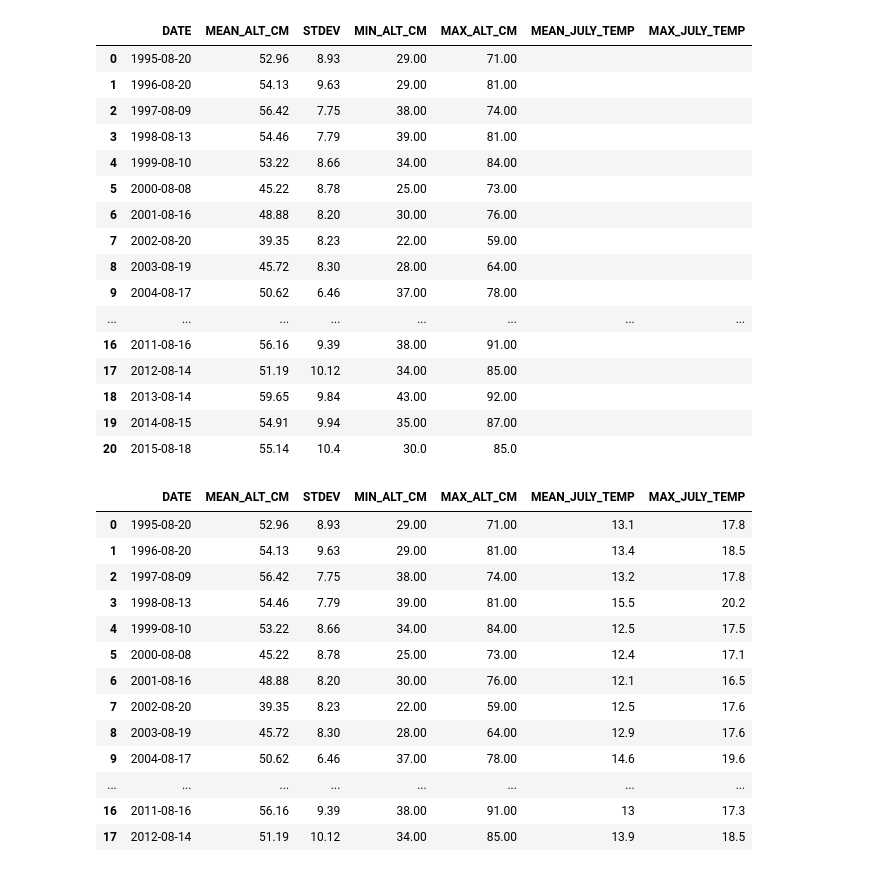
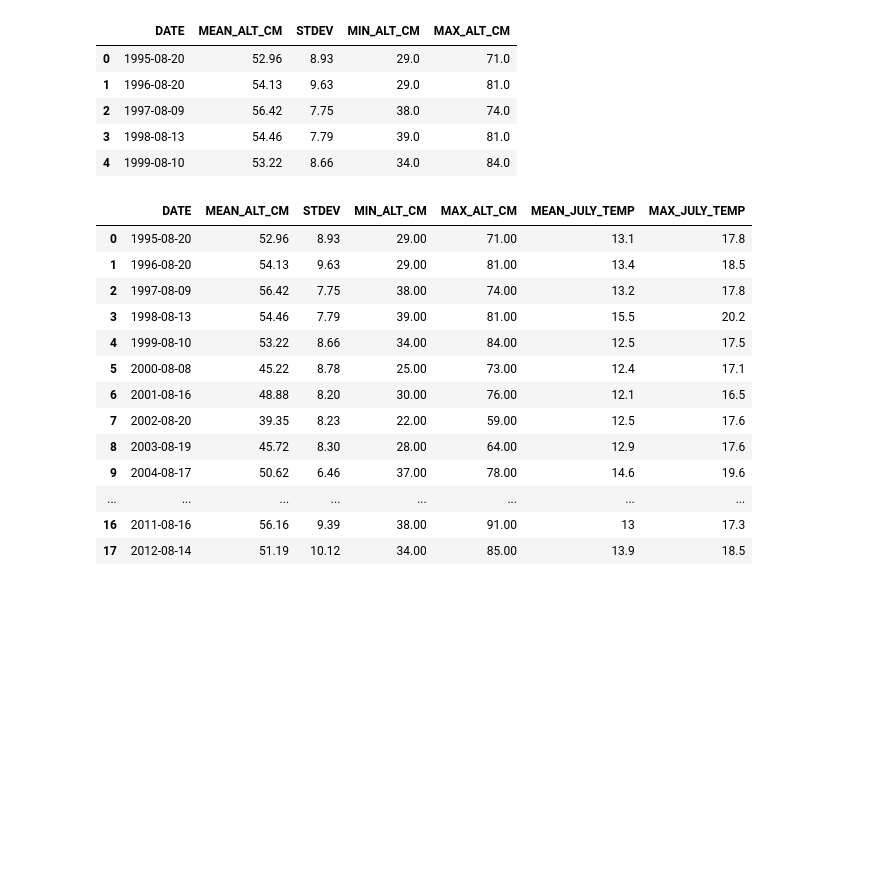
Before and after one commit to ua-snap/ardac-toolbox, a Jupyter notebook: notebooks/calm.ipynb, the cells around one changed output. Drawn from its saved outputs; the diff is of its cells as text; code cells hidden in the pictures; blank space fills up the shorter version.

```diff
--- a/notebooks/calm.ipynb
+++ b/notebooks/calm.ipynb
@@ -5,44 +5,17 @@ import matplotlib.pyplot as plt
 # %%
 #read in observed active layer thickness observations from CALM "Imnavait Creek WET" site (U11B)
 #see the repo metadata here: https://arcticdata.io/catalog/view/doi%3A10.18739%2FA2SF2MD3T
 #and here: https://www2.gwu.edu/~calm/data/north.htm
 #grid is located at 68.611, -149.3145
-data_URL = "https://arcticdata.io/metacat/d1/mn/v2/object/urn%3Auuid%3Ac18cb8a7-c9de-4126-8411-dcbcde63c09d"
-u11b = pd.read_csv(data_URL)
+#note, this data has been cleaned and reorganized into a tidy format for this analysis
+# the dataset covers years 1995-2015 and includes only the last ALT observation of each season (max thaw)
+#data_URL = "https://arcticdata.io/metacat/d1/mn/v2/object/urn%3Auuid%3Ac18cb8a7-c9de-4126-8411-dcbcde63c09d"
+u11b = pd.read_csv('./calm_u11b.csv')
+u11b.head()
+# %% [output]
+|  | DATE | MEAN_ALT_CM | STDEV | MIN_ALT_CM | MAX_ALT_CM |
+| 0 | 1995-08-20 | 52.96 | 8.93 | 29.0 | 71.0 |
+| 1 | 1996-08-20 | 54.13 | 9.63 | 29.0 | 81.0 |
+| 2 | 1997-08-09 | 56.42 | 7.75 | 38.0 | 74.0 |
+| 3 | 1998-08-13 | 54.46 | 7.79 | 39.0 | 81.0 |
+| 4 | 1999-08-10 | 53.22 | 8.66 | 34.0 | 84.0 |
-# %%
-#The data is not in a tidy format, but we know there are precalculated statistics for the entire grid starting at column 5, row 76
-#so lets just extract those table cells with the stats, and transpose the table to get dates in a column
-#then convert the date column to a datetime object, sort by date, and drop and NaN rows; this cleans up the table for our analysis
-u11b_t = u11b.iloc[75:79,4:].T.reset_index()
-u11b_t.columns = ["DATE", "MEAN_ALT_CM", "STDEV", "MIN_ALT_CM", "MAX_ALT_CM"]
-alt_data = u11b_t[1:].copy()
-alt_data["DATE"] = pd.to_datetime(alt_data["DATE"])
-alt_data = alt_data.sort_values(by="DATE")
-alt_data.dropna(inplace=True)
-#there are multiple observations per year, so we will group by year and return the last observed ALT observation
-#(this should correspond to the maximum seasonal thaw depth)
-#finally, limit the dataset to years 1995 to 2015 to match the CRU-TS historical data range, and add some empty rows to hold climate data
-alt_data = alt_data.groupby([alt_data["DATE"].dt.year], as_index=False).last()
-alt_data_1995_2015 = alt_data[alt_data.DATE.dt.year < 2016].copy()
-alt_data_1995_2015["MEAN_JULY_TEMP"] = ""
-alt_data_1995_2015["MAX_JULY_TEMP"] = ""
-
-alt_data_1995_2015
-# %% [output]
-|  | DATE | MEAN_ALT_CM | STDEV | MIN_ALT_CM | MAX_ALT_CM | MEAN_JULY_TEMP | MAX_JULY_TEMP |
-| 0 | 1995-08-20 | 52.96 | 8.93 | 29.00 | 71.00 |  |  |
-| 1 | 1996-08-20 | 54.13 | 9.63 | 29.00 | 81.00 |  |  |
-| 2 | 1997-08-09 | 56.42 | 7.75 | 38.00 | 74.00 |  |  |
-| 3 | 1998-08-13 | 54.46 | 7.79 | 39.00 | 81.00 |  |  |
-| 4 | 1999-08-10 | 53.22 | 8.66 | 34.00 | 84.00 |  |  |
-| 5 | 2000-08-08 | 45.22 | 8.78 | 25.00 | 73.00 |  |  |
-| 6 | 2001-08-16 | 48.88 | 8.20 | 30.00 | 76.00 |  |  |
-| 7 | 2002-08-20 | 39.35 | 8.23 | 22.00 | 59.00 |  |  |
-| 8 | 2003-08-19 | 45.72 | 8.30 | 28.00 | 64.00 |  |  |
-| 9 | 2004-08-17 | 50.62 | 6.46 | 37.00 | 78.00 |  |  |
-| ... | ... | ... | ... | ... | ... | ... | ... |
-| 16 | 2011-08-16 | 56.16 | 9.39 | 38.00 | 91.00 |  |  |
-| 17 | 2012-08-14 | 51.19 | 10.12 | 34.00 | 85.00 |  |  |
-| 18 | 2013-08-14 | 59.65 | 9.84 | 43.00 | 92.00 |  |  |
-| 19 | 2014-08-15 | 54.91 | 9.94 | 35.00 | 87.00 |  |  |
-| 20 | 2015-08-18 | 55.14 | 10.4 | 30.0 | 85.0 |  |  |
```
Also changed, not shown: parts of 2 cells of this notebook, 2 other files.
